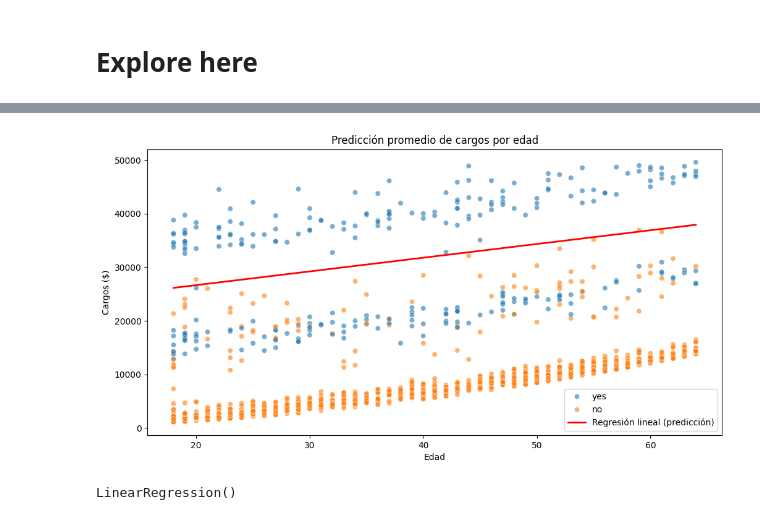
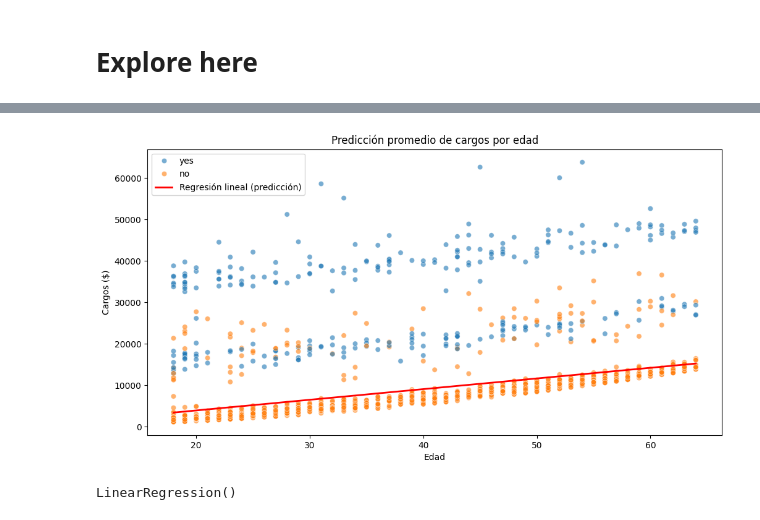
Before and after one commit to 4GeeksAcademy/Santi_Izquierdo, a Jupyter notebook: src/explore.ipynb, the cells around one changed output, grey strips where cells are left out. Cells and saved outputs as stored; diff of their text form; code cells hidden in the pictures.

```diff
--- a/src/explore.ipynb
+++ b/src/explore.ipynb
@@ -13,6 +14,3 @@ from sklearn.metrics import mean_squared_error, r2_score
 # %%
 url = 'https://breathecode.herokuapp.com/asset/internal-link?id=929&path=medical_insurance_cost.csv'
 df = pd.read_csv(url, encoding= 'utf-8', quotechar= '"')#.to_csv('../data/raw/medical_insurance_cost.csv', index=False, encoding= 'utf-8')
-# %%
-#df = pd.read_csv('../data/raw/medical_insurance_cost.csv')
-df = df[df['charges'] < 50000]
@@ -39,5 +16,0 @@ X_train, X_test, y_train, y_test = train_test_split(
-# %%
-for col in ['sex', 'smoker', 'region']:
-    mapping = {cat: i for i, cat in enumerate(X_train[col].unique())}
-    X_train[col] = X_train[col].map(mapping)
-    X_test[col] = X_test[col].map(mapping)
@@ -49,0 +102,23 @@ array([18, 19, 20, 21, 22, 23, 24, 25, 26, 27, 28, 29, 30, 31, 32, 33, 34,
+# %%
+X = df.drop('charges', axis=1).reset_index(drop=True)
+y = df['charges'].reset_index(drop=True)
+
+
+
+for col in ['sex', 'smoker', 'region']:
+    le = LabelEncoder()
+    X[col] = le.fit_transform(X[col])
+
+X_train, X_test, y_train, y_test = train_test_split(
+    X, y, test_size=0.2, random_state=42
+)
+
+num_cols = ['age', 'bmi', 'children']
+scaler = StandardScaler()
+X_train_scaled = X_train.copy()
+X_test_scaled = X_test.copy()
+X_train_scaled[num_cols] = scaler.fit_transform(X_train[num_cols])
+X_test_scaled[num_cols] = scaler.transform(X_test[num_cols])
+
+print("\n Escalado completado")
+display(pd.DataFrame(X_train_scaled[num_cols].describe()).round(2))
@@ -94,32 +201,36 @@ Errores más altos:
 # %%
 age_range = np.linspace(df['age'].min(), df['age'].max(), 100)
 avg_bmi = X_train['bmi'].mean()
 avg_children = X_train['children'].mean()
-avg_sex = X_train['sex'].map({v: k for k, v in mapping.items()}).unique()[0]
-avg_smoker = 0  # no fumador
+avg_sex = 0
+avg_smoker = 0
 avg_region = 0
 
 tmp = pd.DataFrame({
     'age': age_range,
     'bmi': avg_bmi,
     'children': avg_children,
-    'sex': 0,
+    'sex': avg_sex,
     'smoker': avg_smoker,
     'region': avg_region
 })
-tmp_scaled = pd.DataFrame(scaler.transform(tmp[num_cols]), columns=num_cols)
+
+tmp_scaled = tmp.copy()
+tmp_scaled[num_cols] = scaler.transform(tmp[num_cols])
+tmp_scaled = tmp_scaled[X_train.columns]  # asegurar mismo orden
+
 y_pred_age = model.predict(tmp_scaled)
 
 plt.figure(figsize=(12, 6))
 sns.scatterplot(df, x='age', y='charges', hue='smoker', alpha=0.6)
 plt.plot(age_range, y_pred_age, color='red', linewidth=2, label='Regresión lineal (predicción)')
 plt.title('Predicción promedio de cargos por edad')
 plt.xlabel('Edad')
 plt.ylabel('Cargos ($)')
 plt.legend()
 plt.show()
 # %% [output]
-[figure, old version]
+[figure, new version]
 # %%
 #linear regression model
 
```
Also changed, not shown: parts of 19 cells of this notebook.
